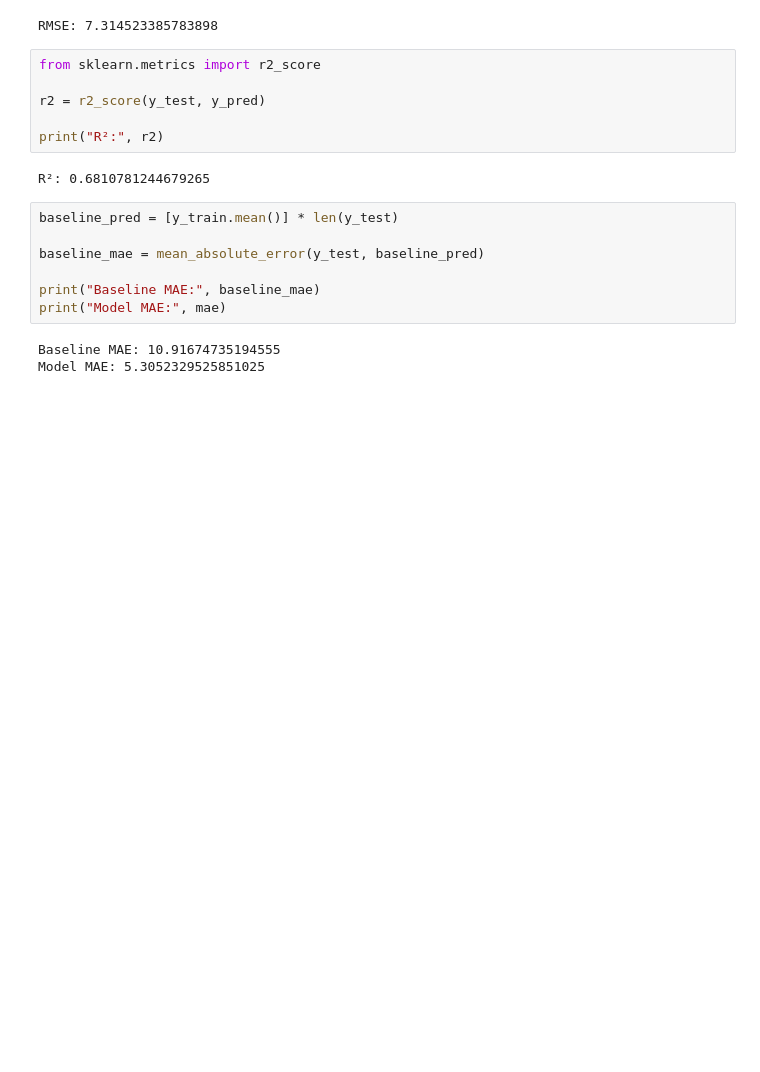
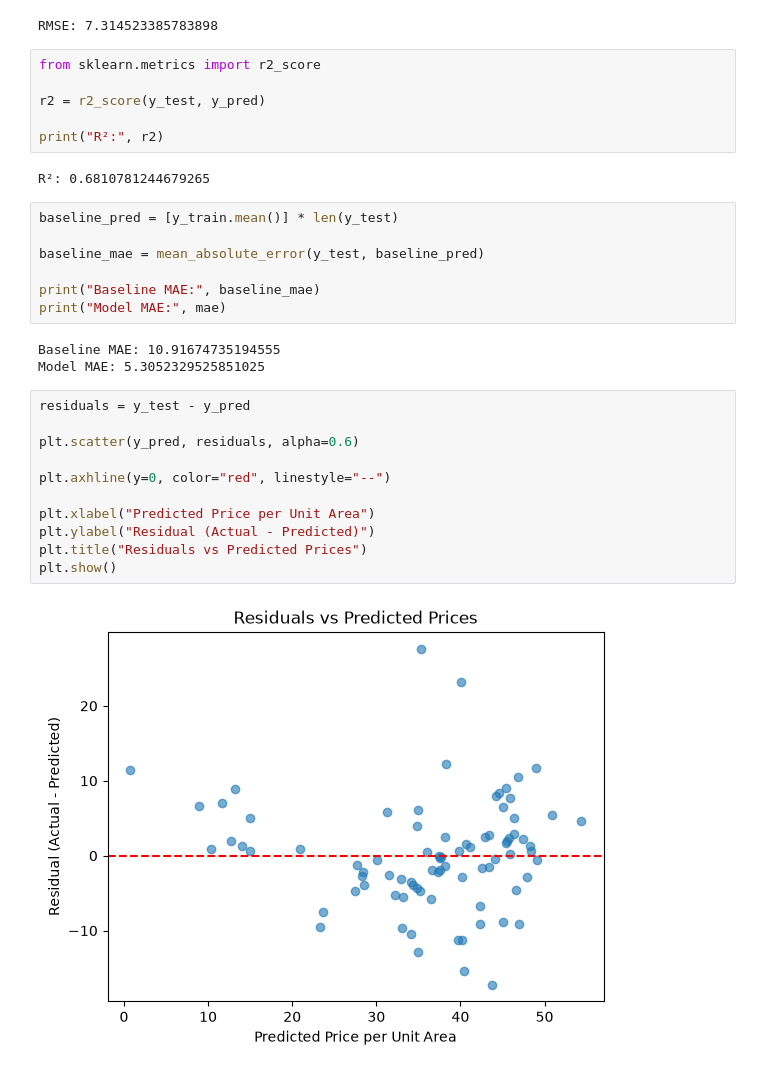
Before and after one commit to abolfazlnzary/machine-learning-projects, a Jupyter notebook: house_price_regression.ipynb, the cells around one changed output. Drawn from its saved outputs; the diff is of its cells as text; blank space fills up the shorter version.

```diff
--- a/house_price_regression.ipynb
+++ b/house_price_regression.ipynb
@@ -352,3 +352,16 @@ print("Model MAE:", mae)
 # %% [output]
 Baseline MAE: 10.91674735194555
 Model MAE: 5.3052329525851025
+# %%
+residuals = y_test - y_pred
+
+plt.scatter(y_pred, residuals, alpha=0.6)
+
+plt.axhline(y=0, color="red", linestyle="--")
+
+plt.xlabel("Predicted Price per Unit Area")
+plt.ylabel("Residual (Actual - Predicted)")
+plt.title("Residuals vs Predicted Prices")
+plt.show()
+# %% [output]
+[figure, added]
```
Also changed, not shown: parts of 4 cells of this notebook, 1 other file.
